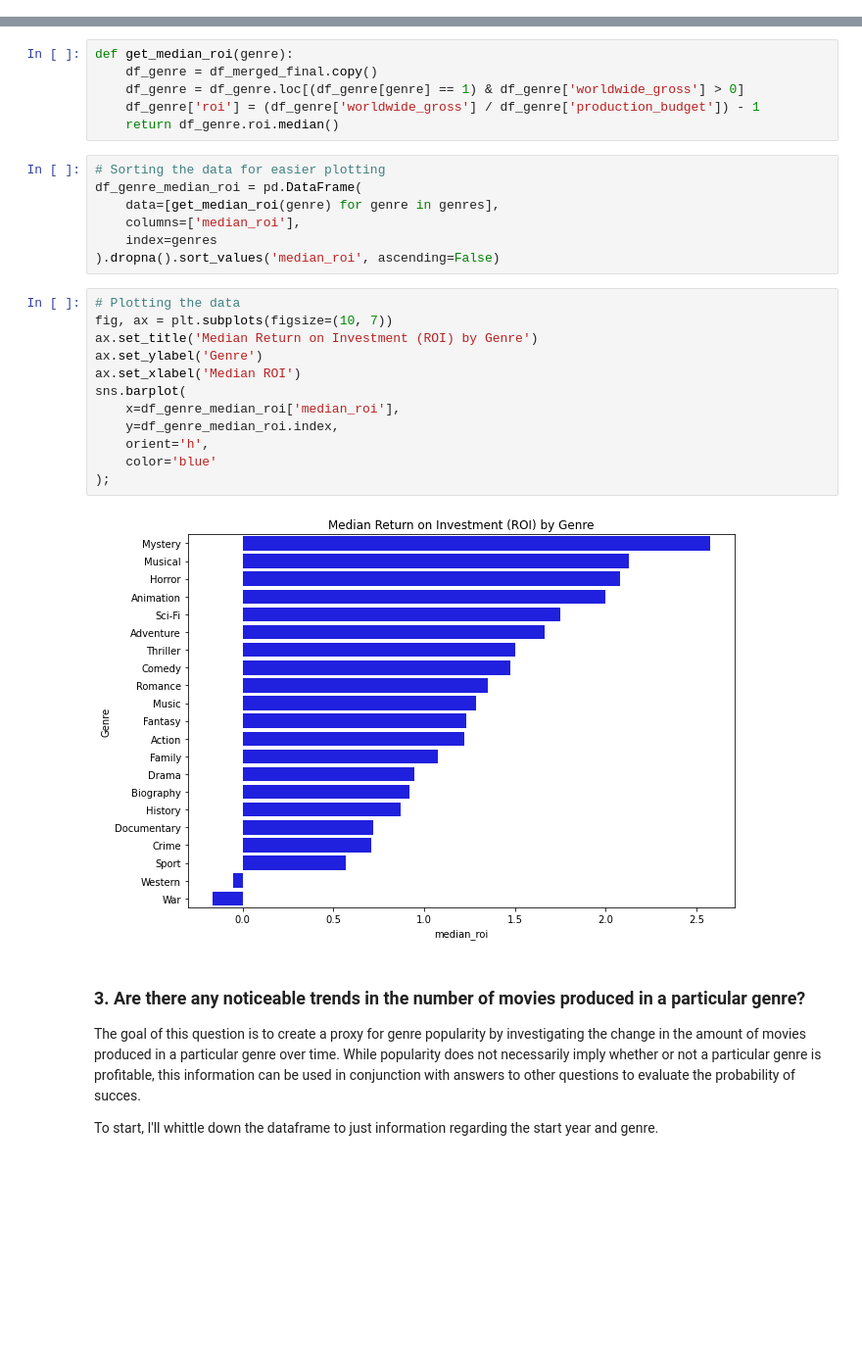
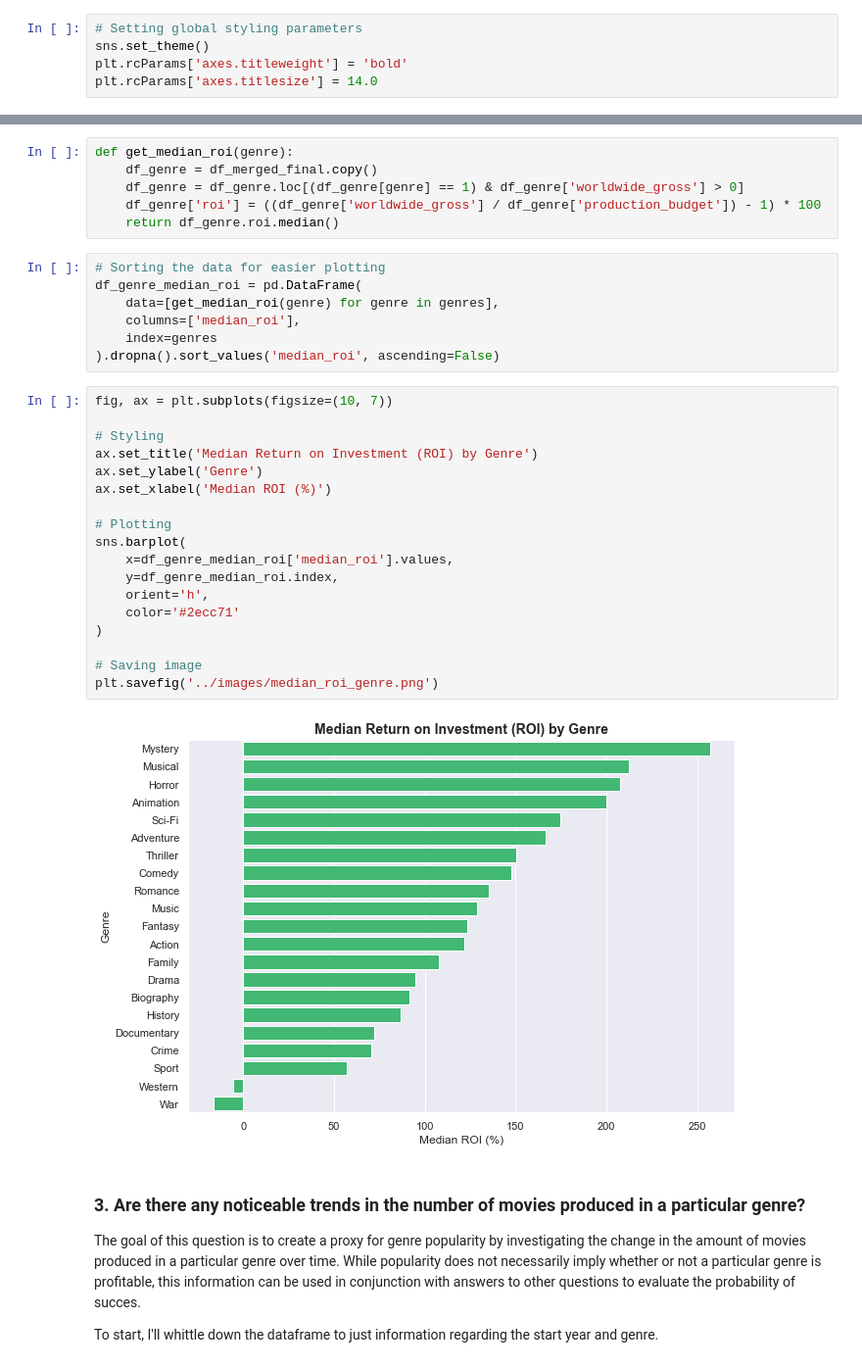
Before and after one commit to tjkyner/flatiron-ds-phase-1-project, a Jupyter notebook: notebooks/analysis.ipynb, the cells around one changed output, grey strips where cells are left out. Shown: that part at 98% size. Saved outputs shown, nothing was run; the diff lists cells and outputs as text; blank space fills up the shorter version.

```diff
--- a/notebooks/analysis.ipynb
+++ b/notebooks/analysis.ipynb
@@ -23,6 +23,11 @@ df_tn_movie_budgets = pd.read_csv('../data/cleaned/df_cleaned_tn_movie_budgets.c
 
 # Consolidated dataframe
 df_merged_final = pd.read_csv('../data/cleaned/df_merged_final.csv')
+# %%
+# Setting global styling parameters
+sns.set_theme()
+plt.rcParams['axes.titleweight'] = 'bold'
+plt.rcParams['axes.titlesize'] = 14.0
 # %% [markdown]
 ---
 # %% [markdown]
@@ -84,7 +92,7 @@ array(['Game-Show', 'Mystery', 'Musical', 'Family', 'War', 'Sport',
 def get_median_roi(genre):
     df_genre = df_merged_final.copy()
     df_genre = df_genre.loc[(df_genre[genre] == 1) & df_genre['worldwide_gross'] > 0]
-    df_genre['roi'] = (df_genre['worldwide_gross'] / df_genre['production_budget']) - 1
+    df_genre['roi'] = ((df_genre['worldwide_gross'] / df_genre['production_budget']) - 1) * 100
     return df_genre.roi.median()
 # %%
 # Sorting the data for easier plotting
@@ -94,19 +102,25 @@ df_genre_median_roi = pd.DataFrame(
     index=genres
 ).dropna().sort_values('median_roi', ascending=False)
 # %%
-# Plotting the data
 fig, ax = plt.subplots(figsize=(10, 7))
+
+# Styling
 ax.set_title('Median Return on Investment (ROI) by Genre')
 ax.set_ylabel('Genre')
-ax.set_xlabel('Median ROI')
+ax.set_xlabel('Median ROI (%)')
+
+# Plotting
 sns.barplot(
-    x=df_genre_median_roi['median_roi'],
+    x=df_genre_median_roi['median_roi'].values,
     y=df_genre_median_roi.index,
     orient='h',
-    color='blue'
-);
+    color='#2ecc71'
+)
+
+# Saving image
+plt.savefig('../images/median_roi_genre.png')
 # %% [output]
-[figure, old version]
+[figure, new version]
 # %% [markdown]
 ### 3. Are there any noticeable trends in the number of movies produced in a particular genre?
 The goal of this question is to create a proxy for genre popularity by investigating the change in the amount of movies produced in a particular genre over time. While popularity does not necessarily imply whether or not a particular genre is profitable, this information can be used in conjunction with answers to other questions to evaluate the probability of succes.
```
Also changed, not shown: parts of 6 cells of this notebook, 4 other files.
